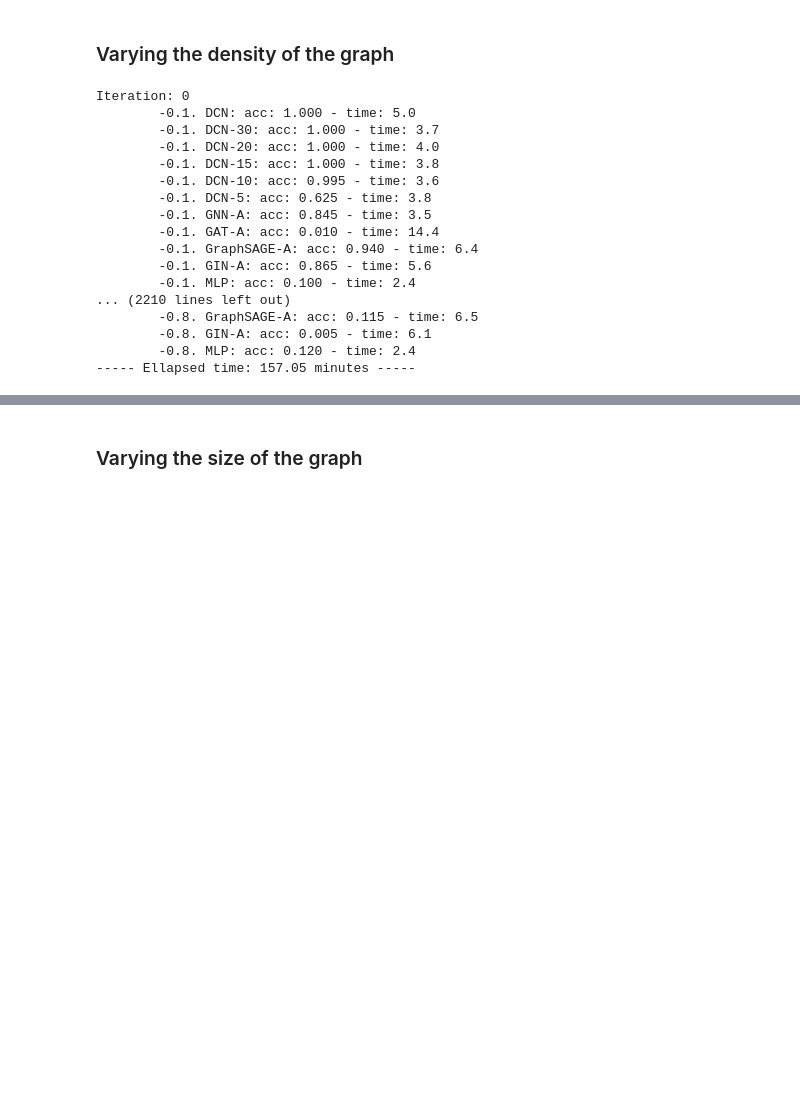
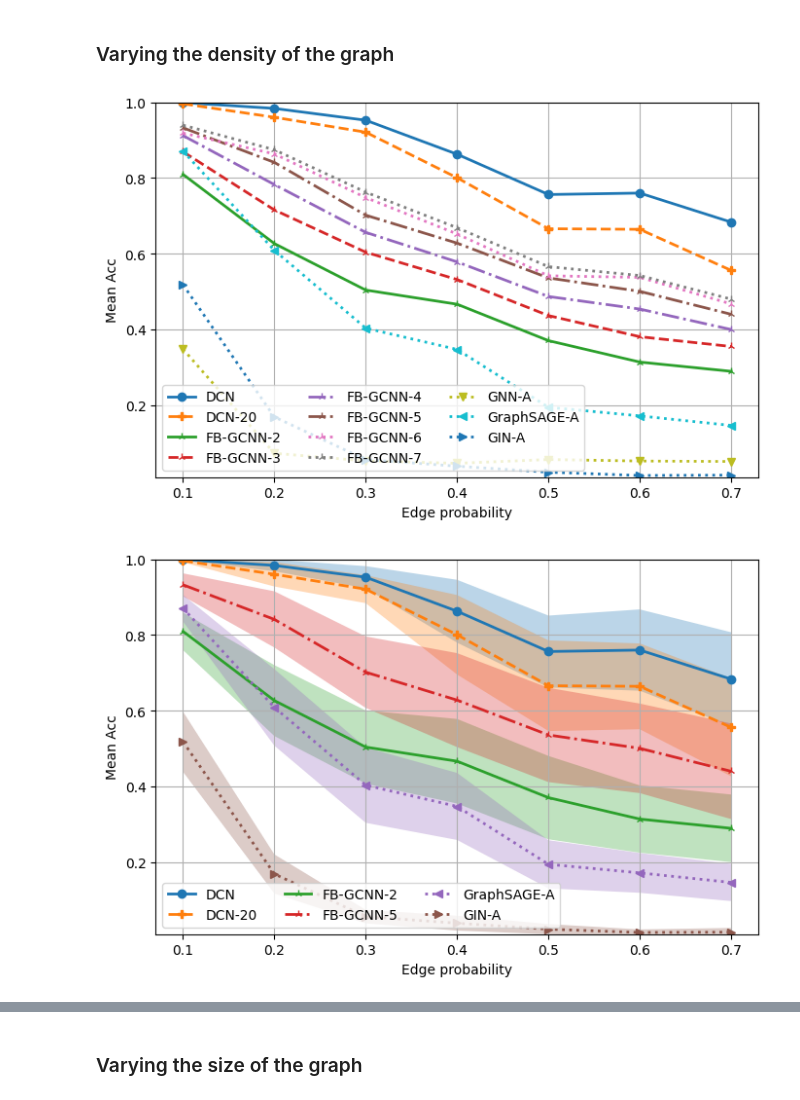
Before and after one commit to reysam93/dag_conv_nn, a Jupyter notebook: source_id.ipynb, the cells around one changed output, grey strips where cells are left out. Cells and saved outputs as stored; diff of their text form; code cells hidden in the pictures; blank space fills up the shorter version.

```diff
--- a/source_id.ipynb
+++ b/source_id.ipynb
@@ -431,17 +397,22 @@ def influence_graph_density(d_dat_p, d_arc_p, d_mod_p, P_values, exps):
     print(f'----- Ellapsed time: {total_t:.2f} minutes -----')
     return acc, times
 # %%
-P_values = np.array([.1, .2, .3, .4, .5, .6, .7, .8])
+P_values = np.array([.1, .2, .3, .4, .5, .6, .7])
 
 Exps = [
     {'arc_p': {'arch': FB_DAGConv, 'GSO': 'GSOs', 'transp': True},'leg': 'DCN', 'fmt': 'o-'},
     {'arc_p': {'arch': FB_DAGConv, 'GSO': 'rnd_GSOs', 'n_gsos': 20, 'transp': True}, 'leg': 'DCN-20',
      'fmt': 'P--'},
-    {'arc_p': {'arch': FB_DAGConv, 'GSO': 'rnd_GSOs', 'n_gsos': 10, 'transp': True}, 'leg': 'DCN-10',
-     'fmt': 's-.'},
+    # {'arc_p': {'arch': FB_DAGConv, 'GSO': 'rnd_GSOs', 'n_gsos': 10, 'transp': True}, 'leg': 'DCN-10',
+    #  'fmt': 's-.'},
 
     {'arc_p': {'arch': FB_DAGConv, 'GSO': 'A_pows', 'K': 2, 'transp': True}, 'leg': 'FB-GCNN-2', 'fmt': '2-'},
-    {'arc_p': {'arch': FB_DAGConv, 'GSO': 'A_pows', 'K': 3, 'transp': True}, 'leg': 'FB-GCNN-3', 'fmt': '2:'},
+    {'arc_p': {'arch': FB_DAGConv, 'GSO': 'A_pows', 'K': 3, 'transp': True}, 'leg': 'FB-GCNN-3', 'fmt': '2--'},
+    {'arc_p': {'arch': FB_DAGConv, 'GSO': 'A_pows', 'K': 4, 'transp': True}, 'leg': 'FB-GCNN-4', 'fmt': '2-.'},
+    {'arc_p': {'arch': FB_DAGConv, 'GSO': 'A_pows', 'K': 5, 'transp': True}, 'leg': 'FB-GCNN-5', 'fmt': '2-.'},
+    {'arc_p': {'arch': FB_DAGConv, 'GSO': 'A_pows', 'K': 6, 'transp': True}, 'leg': 'FB-GCNN-6', 'fmt': '2:'},
+    {'arc_p': {'arch': FB_DAGConv, 'GSO': 'A_pows', 'K': 7, 'transp': True}, 'leg': 'FB-GCNN-7', 'fmt': '2:'},
+
     {'arc_p': {'arch': MyGCNN, 'GSO': 'A', 'transp': True}, 'leg': 'GNN-A', 'fmt': 'v:'},
     {'arc_p': {'arch': GraphSAGE, 'GSO': 'A-dgl', 'hid_dim': 16, 'agg': 'mean', 'transp': True,},
      'leg': 'GraphSAGE-A',  'fmt': '<:'},
@@ -450,21 +421,49 @@ Exps = [
     ]
 
 acc, times = influence_graph_density(data_p, default_arch_p, default_mod_p, P_values, Exps)
-# %% [output]
-Iteration: 0
-        -0.1. DCN: acc: 1.000 - time: 5.0
-        -0.1. DCN-30: acc: 1.000 - time: 3.7
-        -0.1. DCN-20: acc: 1.000 - time: 4.0
-        -0.1. DCN-15: acc: 1.000 - time: 3.8
-        -0.1. DCN-10: acc: 0.995 - time: 3.6
-        -0.1. DCN-5: acc: 0.625 - time: 3.8
-        -0.1. GNN-A: acc: 0.845 - time: 3.5
-        -0.1. GAT-A: acc: 0.010 - time: 14.4
-        -0.1. GraphSAGE-A: acc: 0.940 - time: 6.4
-        -0.1. GIN-A: acc: 0.865 - time: 5.6
-        -0.1. MLP: acc: 0.100 - time: 2.4
-... (2210 lines left out)
-        -0.8. GraphSAGE-A: acc: 0.115 - time: 6.5
-        -0.8. GIN-A: acc: 0.005 - time: 6.1
-        -0.8. MLP: acc: 0.120 - time: 2.4
------ Ellapsed time: 157.05 minutes -----
+# %%
+mean_acc = acc.mean(axis=0)
+std_acc = acc.std(axis=0)
+med_acc = np.median(acc, axis=0)
+prctile25_acc = np.percentile(acc, 25, axis=0)
+prctile75_acc = np.percentile(acc, 75, axis=0)
+
+if SAVE:
+    # Save numpy data
+    file_name = PATH + f'density/density_inf-{data_p["src_t"]}'
+    np.savez(file_name, acc=acc, times=times, exp=Exps, xvals=P_values)
+    print('SAVED FILE:', file_name)
+
+    # Save csv files for pgfplot
+    file_name_data = f'{file_name}-mean_acc.csv'
+    utils.data_to_csv(file_name_data, Exps, P_values, mean_acc)
+    # file_name_data = f'{file_name}-std_acc.csv'
+    # utils.data_to_csv(file_name_data, Exps, P_values, std_acc)
+    file_name_data = f'{file_name}-std_up_acc.csv'
+    utils.data_to_csv(file_name_data, Exps, P_values, mean_acc + std_acc)
+    file_name_data = f'{file_name}-std_down_acc.csv'
+    utils.data_to_csv(file_name_data, Exps, P_values, mean_acc - std_acc)
+    file_name_data = f'{file_name}-med_acc.csv'
+    utils.data_to_csv(file_name_data, Exps, P_values, med_acc)
+    file_name_data = f'{file_name}-prct75_acc.csv'
+    utils.data_to_csv(file_name_data, Exps, P_values, prctile75_acc)
+    file_name_data = f'{file_name}-prct25_acc.csv'
+    utils.data_to_csv(file_name_data, Exps, P_values, prctile25_acc)
+
+legend = [exp['leg'] for exp in Exps]
+
+# Plot mean + std
+skip = []  # [2, 3, 4, 6]
+utils.plot_results(mean_acc, P_values, Exps, 'Edge probability', logy=False, skip_idx=skip,
+                   ylabel='Mean Acc', n_cols=3, std=None)
+
+skip = [3, 4, 6, 7, 8]  # [2, 3, 4, 6]
+utils.plot_results(mean_acc, P_values, Exps, 'Edge probability', logy=False, skip_idx=skip,
+                   ylabel='Mean Acc', n_cols=3, std=std_acc)
+
+# skip = []  # [1, 3, 5, 7, 10]
+utils.plot_results(med_acc, P_values, Exps, 'Edge probability', logy=False, skip_idx=skip, n_cols=2,
+                   ylabel='Median Acc', prctile_up=prctile75_acc, prctile_low=prctile25_acc)
+# %% [output]
+[figure, added]
+[figure, added]
```
Also changed, not shown: parts of 10 cells of this notebook.
